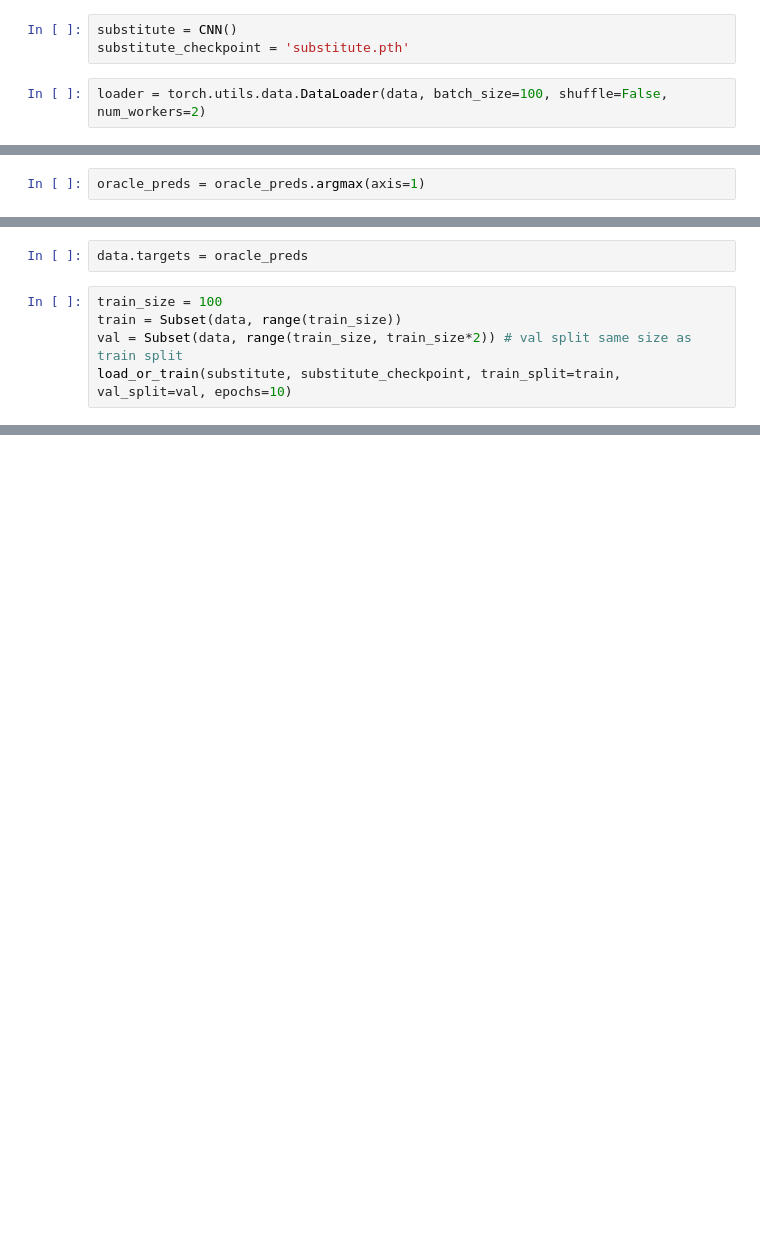
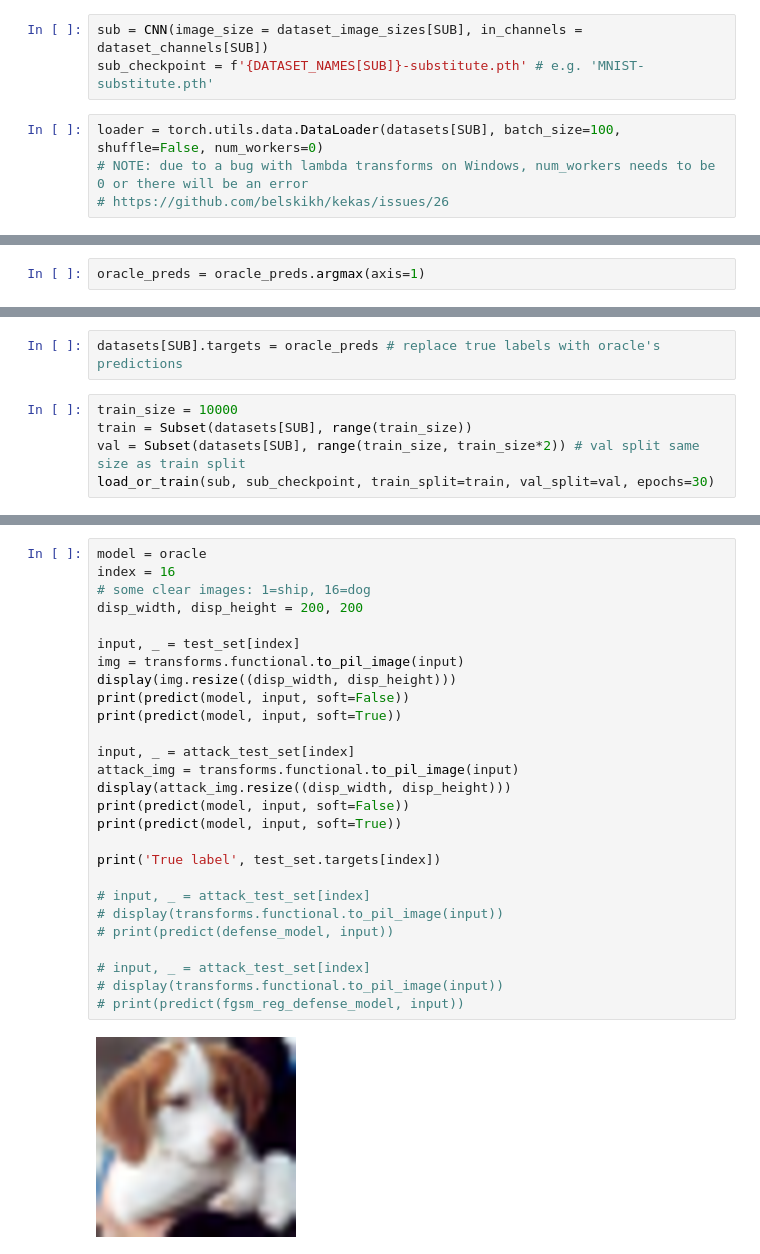
Before and after one commit to kcdragon/omscs-dl-final-project, a Jupyter notebook: blackbox.ipynb, the cells around one changed output, grey strips where cells are left out. Drawn from its saved outputs; the diff is of its cells as text; blank space fills up the shorter version.

```diff
--- a/blackbox.ipynb
+++ b/blackbox.ipynb
@@ -67,5 +180,7 @@ train val split (small train)
 # %%
-substitute = CNN()
-substitute_checkpoint = 'substitute.pth'
+sub = CNN(image_size = dataset_image_sizes[SUB], in_channels = dataset_channels[SUB])
+sub_checkpoint = f'{DATASET_NAMES[SUB]}-substitute.pth' # e.g. 'MNIST-substitute.pth'
 # %%
-loader = torch.utils.data.DataLoader(data, batch_size=100, shuffle=False, num_workers=2)
+loader = torch.utils.data.DataLoader(datasets[SUB], batch_size=100, shuffle=False, num_workers=0)
+# NOTE: due to a bug with lambda transforms on Windows, num_workers needs to be 0 or there will be an error
+# https://github.com/belskikh/kekas/issues/26
@@ -87,7 +220,7 @@ len(oracle_preds[oracle_preds != data.targets]) # check oracle preds mostly matc
 # %%
-data.targets = oracle_preds
+datasets[SUB].targets = oracle_preds # replace true labels with oracle's predictions
 # %%
-train_size = 100
-train = Subset(data, range(train_size))
-val = Subset(data, range(train_size, train_size*2)) # val split same size as train split
-load_or_train(substitute, substitute_checkpoint, train_split=train, val_split=val, epochs=10)
+train_size = 10000
+train = Subset(datasets[SUB], range(train_size))
+val = Subset(datasets[SUB], range(train_size, train_size*2)) # val split same size as train split
+load_or_train(sub, sub_checkpoint, train_split=train, val_split=val, epochs=30)
@@ -165,0 +299,29 @@ Target Attack Test Loss is 1.8616756200790405
+# %%
+model = oracle
+index = 16
+# some clear images: 1=ship, 16=dog
+disp_width, disp_height = 200, 200
+
+input, _ = test_set[index]
+img = transforms.functional.to_pil_image(input)
+display(img.resize((disp_width, disp_height)))
+print(predict(model, input, soft=False))
+print(predict(model, input, soft=True))
+
+input, _ = attack_test_set[index]
+attack_img = transforms.functional.to_pil_image(input)
+display(attack_img.resize((disp_width, disp_height)))
+print(predict(model, input, soft=False))
+print(predict(model, input, soft=True))
+
+print('True label', test_set.targets[index])
+
+# input, _ = attack_test_set[index]
+# display(transforms.functional.to_pil_image(input))
+# print(predict(defense_model, input))
+
+# input, _ = attack_test_set[index]
+# display(transforms.functional.to_pil_image(input))
+# print(predict(fgsm_reg_defense_model, input))
+# %% [output]
+[figure, added]
```
Also changed, not shown: parts of 34 cells of this notebook, 2 other files.
